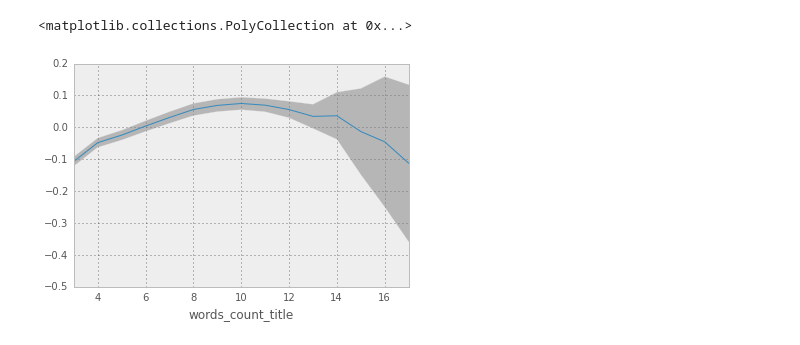
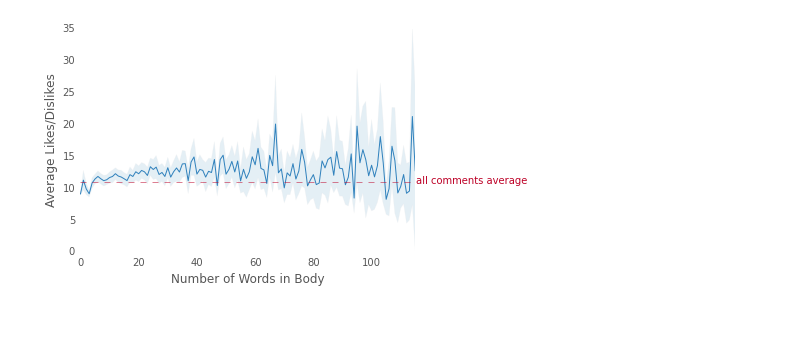
Before and after one commit to yonilev/ArticleComments, a Jupyter notebook: notebook.ipynb, the cells around one changed output. Cells and saved outputs as stored; diff of their text form; code cells hidden in the pictures.

```diff
--- a/notebook.ipynb
+++ b/notebook.ipynb
@@ -107,11 +64,0 @@ pages_df = pages_df[pages_df.url.apply(lambda x: x in enough_comments_urls)]
-# %%
-print time.strftime("%Y-%m-%d %H:%M:%S",pages_df.published_time.min())
-print time.strftime("%Y-%m-%d %H:%M:%S",pages_df.published_time.max())
-print 'total pages:',len(pages_df)
-print 'total comments:',len(comments_df)
-
-comments_df_gb = comments_df.groupby('url').count()
-comments_df_gb.body.hist(bins=50)
-plt.show()
-print pages_df.groupby('category')['category'].count()
-pages_df.groupby('category')['category'].count().sort(inplace=False,ascending=False).plot(kind='bar')
@@ -141,0 +65,8 @@ Name: category, dtype: int64
+# %%
+#we will use only news articles
+urls = set(pages_df[(pages_df.category==u'חדשות')].url.unique())
+comments_df = comments_df[comments_df.url.apply(lambda x: x in urls)]
+print 'number of comments', len(comments_df)
+print 'number of pages',len(pages_df[(pages_df.category==u'חדשות')])
+print pages_df[(pages_df.category==u'חדשות')].published_time.min()
+print pages_df[(pages_df.category==u'חדשות')].published_time.max()
@@ -218,15 +268,28 @@ comments_df['words_count_body'] = comments_df.body.apply(lambda x: len(only_heb_
 # %%
-comments_df_gb_words_count_title = comments_df.groupby('words_count_title')
-stds = comments_df_gb_words_count_title.score_norm.std()/comments_df_gb_words_count_title.score_norm.count().apply(lambda x: x**0.5)
-means = comments_df_gb_words_count_title.score_norm.mean()
-means = pd.rolling_mean(means,3)
-stds = pd.rolling_mean(stds,3)
+comments_df_gb_words_count_body = comments_df.groupby('words_count_body')
+stds = comments_df_gb_words_count_body.score_abs.std()/comments_df_gb_words_count_body.score_abs.count().apply(lambda x: x**0.5)
+means = comments_df_gb_words_count_body.score_abs.mean()
+# means = pd.rolling_mean(means,5)
+# stds = pd.rolling_mean(stds,5)
 upper_bound = means.values+(stds.values*1.96)
 lower_bound = means.values+(stds.values*-1.96)
-ax = means.plot()
-ax.set_xlim([3,17])
-ax.set_ylim([-0.5,0.2])
-ax.fill_between(stds.index, lower_bound, upper_bound, facecolor='gray', alpha=0.5)
+
+ax = means.plot(color='#3182bd')
+ax.set_xlim([0,115])
+ax.set_ylim([0,35])
+ax.fill_between(stds.index, lower_bound, upper_bound, facecolor='#bdd7e7', alpha=0.4)
+ax.spines["top"].set_visible(False)
+ax.spines["bottom"].set_visible(False)
+ax.spines["right"].set_visible(False)
+ax.spines["left"].set_visible(False)
+ax.set_xlabel('Number of Words in Body',fontsize=12)
+ax.set_ylabel('Average Likes/Dislikes',fontsize=12)
+ax.yaxis.grid(False)
+ax.xaxis.grid(False)
+ax.set_axis_bgcolor('w')
+scores_abs_mean = comments_df.score_abs.mean()
+plt.plot([0, 115], [scores_abs_mean, scores_abs_mean], color='#bd0026', linestyle='--', linewidth=0.5)
+ax.annotate('all comments average',xy=(115.2, scores_abs_mean-0.2),xycoords='data', color='#bd0026',annotation_clip=False)
+plt.savefig('figures/wordsBody.png', bbox_inches='tight',dpi=1200)
 # %% [output]
-<matplotlib.collections.PolyCollection at 0x...>
-[figure, old version]
+[figure, new version]
```
Also changed, not shown: parts of 22 cells of this notebook, 9 other files.
